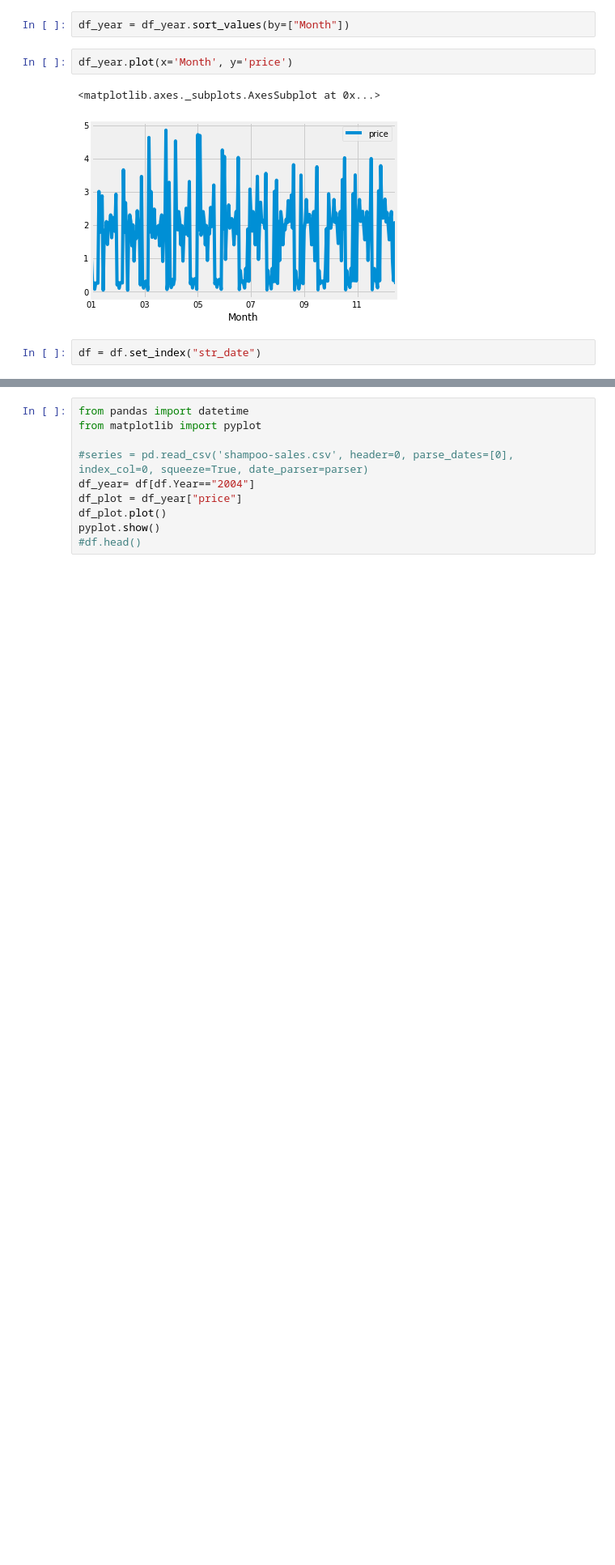
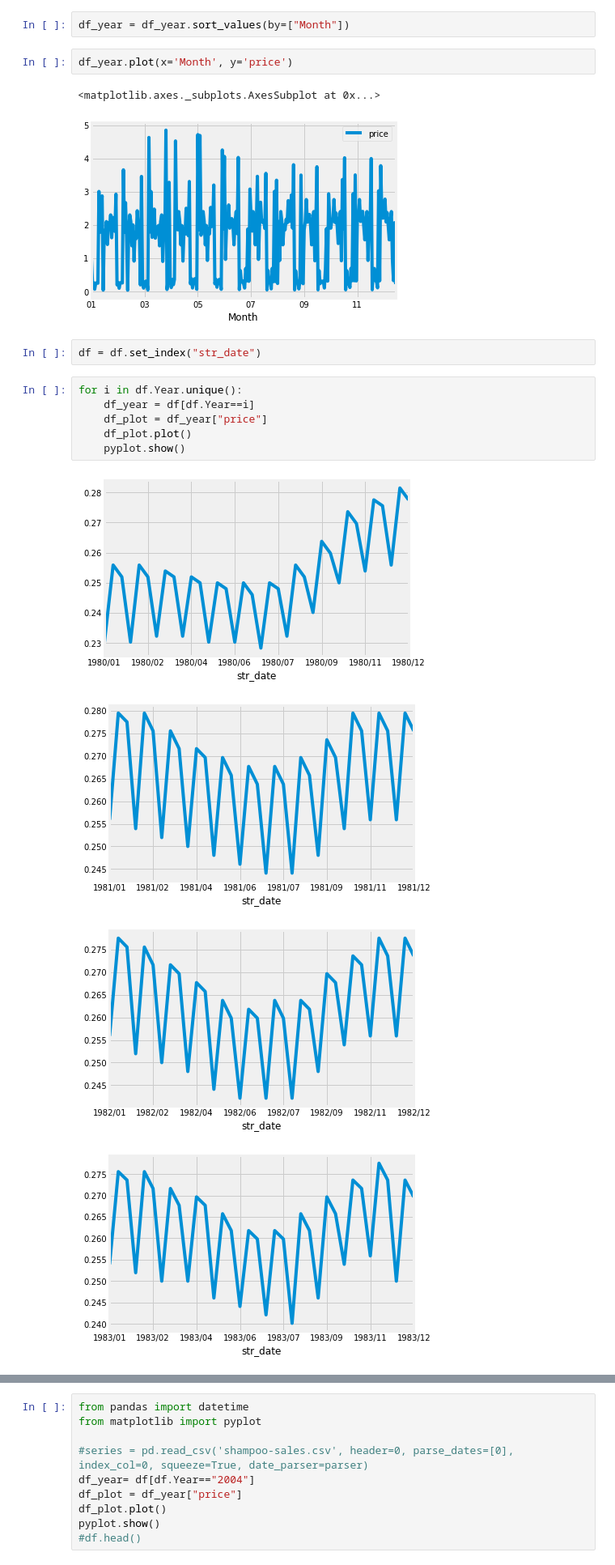
Before and after one commit to Bharath25191/Practicum, a Jupyter notebook: practicum.ipynb, the cells around one changed output, grey strips where cells are left out. Shown at 81% size. Saved outputs shown, nothing was run; the diff lists cells and outputs as text; blank space fills up the shorter version.

```diff
--- a/practicum.ipynb
+++ b/practicum.ipynb
@@ -54,3 +54,14 @@ df_year.plot(x='Month', y='price')
 [figure]
 # %%
 df = df.set_index("str_date")
+# %%
+for i in df.Year.unique():
+    df_year = df[df.Year==i]
+    df_plot = df_year["price"]
+    df_plot.plot()
+    pyplot.show()
+# %% [output]
+[figure, added]
+[figure, added]
+[figure, added]
+[figure, added]
```
Also changed, not shown: parts of 3 cells of this notebook.
